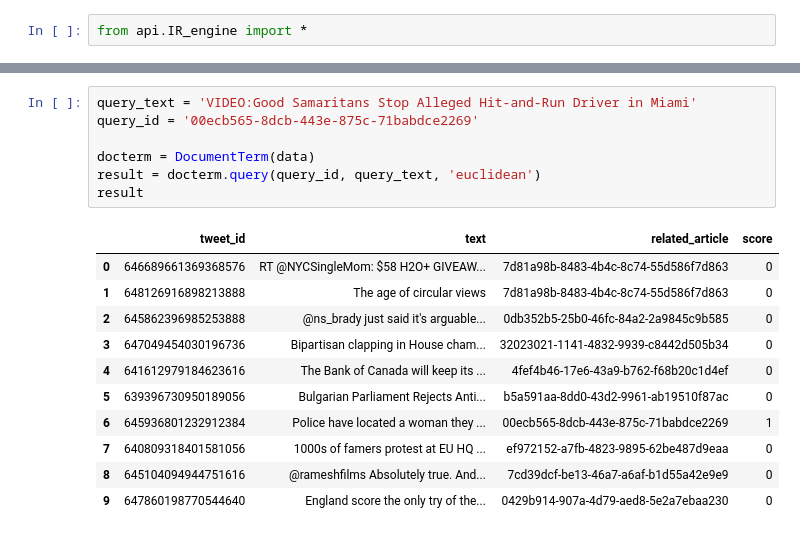
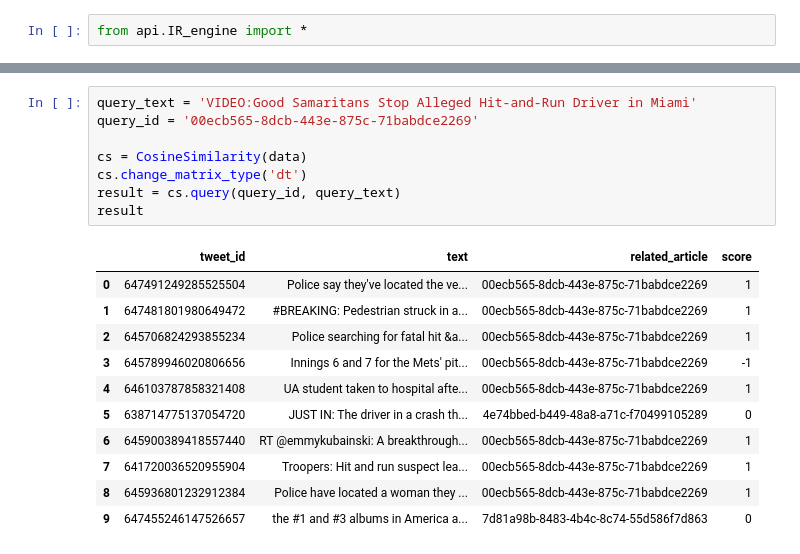
Before and after one commit to Dustyik/IR-tweets---disaster-, a Jupyter notebook: Project.ipynb, the cells around one changed output, grey strips where cells are left out. Saved outputs shown, nothing was run; the diff lists cells and outputs as text.

```diff
--- a/Project.ipynb
+++ b/Project.ipynb
@@ -366,19 +366,20 @@ data.head()
 # %%
 query_text = 'VIDEO:Good Samaritans Stop Alleged Hit-and-Run Driver in Miami'
 query_id = '00ecb565-8dcb-443e-875c-71babdce2269'
 
-docterm = DocumentTerm(data)
-result = docterm.query(query_id, query_text, 'euclidean')
+cs = CosineSimilarity(data)
+cs.change_matrix_type('dt')
+result = cs.query(query_id, query_text)
 result
 # %% [output]
 |  | tweet_id | text | related_article | score |
-| 0 | 646689661369368576 | RT @NYCSingleMom: $58 H2O+ GIVEAW... | 7d81a98b-8483-4b4c-8c74-55d586f7d863 | 0 |
-| 1 | 648126916898213888 | The age of circular views | 7d81a98b-8483-4b4c-8c74-55d586f7d863 | 0 |
-| 2 | 645862396985253888 | @ns_brady just said it's arguable... | 0db352b5-25b0-46fc-84a2-2a9845c9b585 | 0 |
-| 3 | 647049454030196736 | Bipartisan clapping in House cham... | 32023021-1141-4832-9939-c8442d505b34 | 0 |
-| 4 | 641612979184623616 | The Bank of Canada will keep its ... | 4fef4b46-17e6-43a9-b762-f68b20c1d4ef | 0 |
-| 5 | 639396730950189056 | Bulgarian Parliament Rejects Anti... | b5a591aa-8dd0-43d2-9961-ab19510f87ac | 0 |
-| 6 | 645936801232912384 | Police have located a woman they ... | 00ecb565-8dcb-443e-875c-71babdce2269 | 1 |
-| 7 | 640809318401581056 | 1000s of famers protest at EU HQ ... | ef972152-a7fb-4823-9895-62be487d9eaa | 0 |
-| 8 | 645104094944751616 | @rameshfilms Absolutely true. And... | 7cd39dcf-be13-46a7-a6af-b1d55a42e9e9 | 0 |
-| 9 | 647860198770544640 | England score the only try of the... | 0429b914-907a-4d79-aed8-5e2a7ebaa230 | 0 |
+| 0 | 647491249285525504 | Police say they've located the ve... | 00ecb565-8dcb-443e-875c-71babdce2269 | 1 |
+| 1 | 647481801980649472 | #BREAKING: Pedestrian struck in a... | 00ecb565-8dcb-443e-875c-71babdce2269 | 1 |
+| 2 | 645706824293855234 | Police searching for fatal hit &a... | 00ecb565-8dcb-443e-875c-71babdce2269 | 1 |
+| 3 | 645789946020806656 | Innings 6 and 7 for the Mets' pit... | 00ecb565-8dcb-443e-875c-71babdce2269 | -1 |
+| 4 | 646103787858321408 | UA student taken to hospital afte... | 00ecb565-8dcb-443e-875c-71babdce2269 | 1 |
+| 5 | 638714775137054720 | JUST IN: The driver in a crash th... | 4e74bbed-b449-48a8-a71c-f70499105289 | 0 |
+| 6 | 645900389418557440 | RT @emmykubainski: A breakthrough... | 00ecb565-8dcb-443e-875c-71babdce2269 | 1 |
+| 7 | 641720036520955904 | Troopers: Hit and run suspect lea... | 00ecb565-8dcb-443e-875c-71babdce2269 | 1 |
+| 8 | 645936801232912384 | Police have located a woman they ... | 00ecb565-8dcb-443e-875c-71babdce2269 | 1 |
+| 9 | 647455246147526657 | the #1 and #3 albums in America a... | 7d81a98b-8483-4b4c-8c74-55d586f7d863 | 0 |
```
Also changed, not shown: parts of 2 cells of this notebook, 1 other file.
